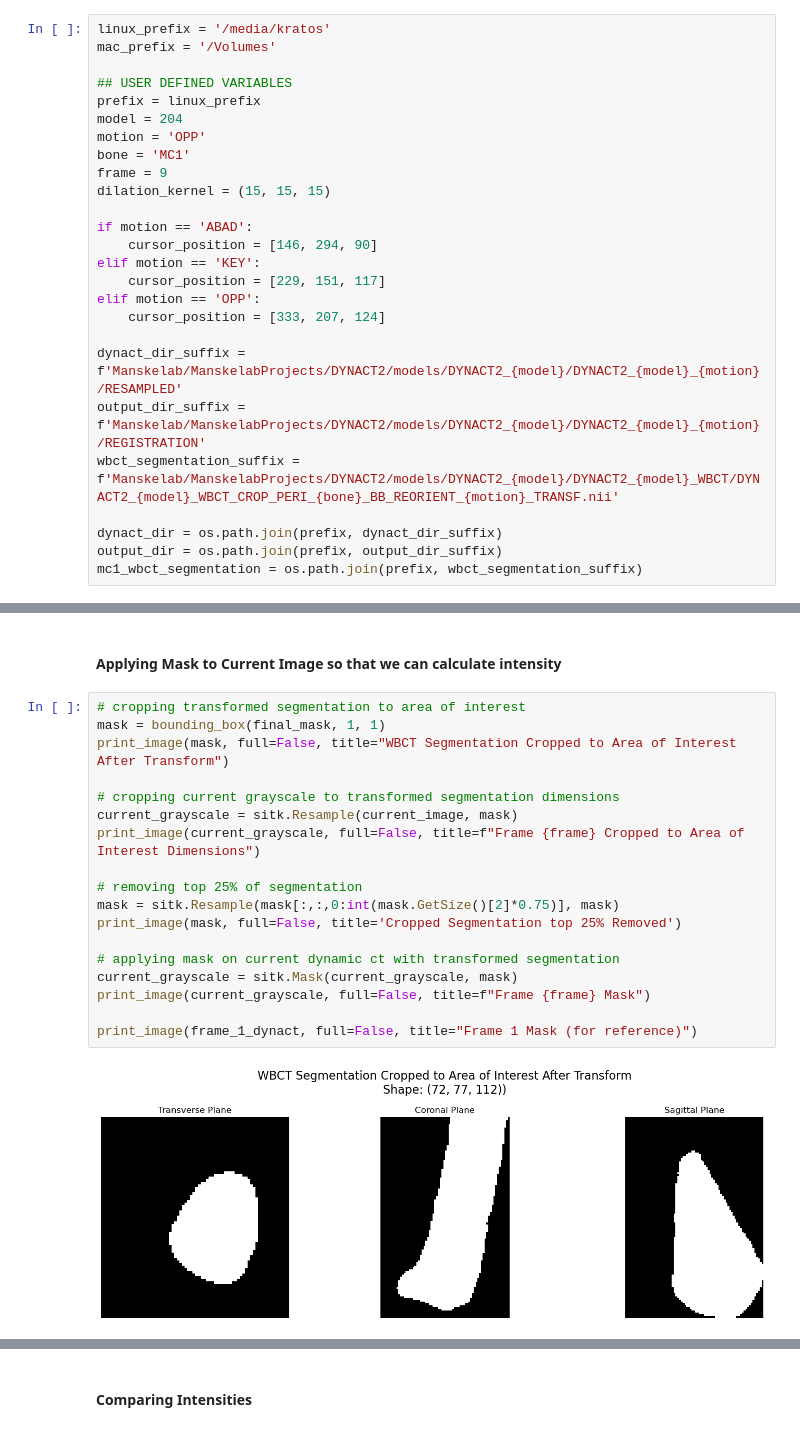
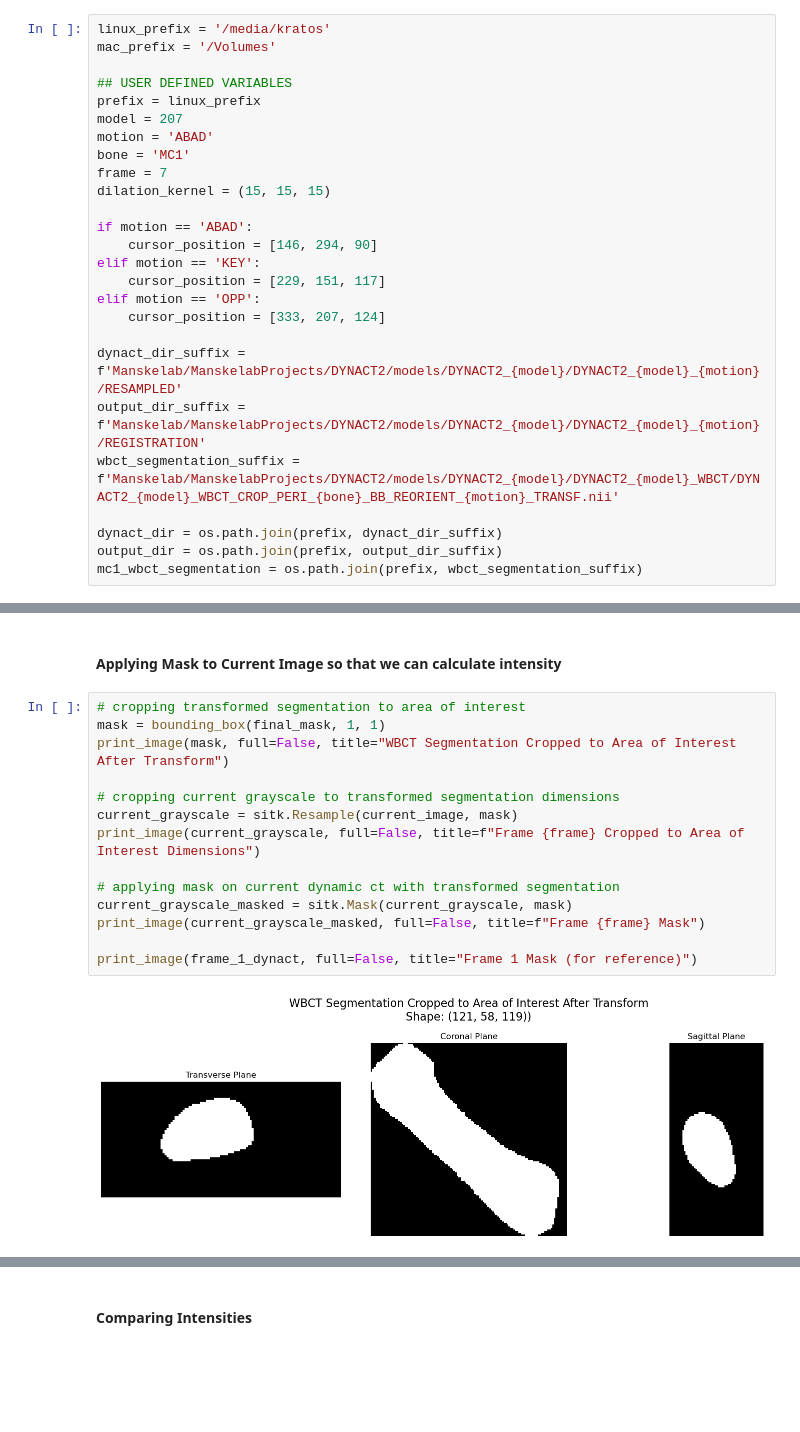
Before and after one commit to ManskeLab/DYNACT2, a Jupyter notebook: dynact2/registration_process_no_second_mask.ipynb, the cells around one changed output, grey strips where cells are left out. Drawn from its saved outputs; the diff is of its cells as text; blank space fills up the shorter version.

```diff
--- a/dynact2/registration_process_no_second_mask.ipynb
+++ b/dynact2/registration_process_no_second_mask.ipynb
@@ -12,10 +13,10 @@ mac_prefix = '/Volumes'
 
 ## USER DEFINED VARIABLES
 prefix = linux_prefix
-model = 204
-motion = 'OPP'
+model = 207
+motion = 'ABAD'
 bone = 'MC1'
-frame = 9
+frame = 7
 dilation_kernel = (15, 15, 15)
 
 if motion == 'ABAD':
@@ -327,20 +322,16 @@ print_image(final_mask, title='Final Mask Smoothed')
 # %%
 # cropping transformed segmentation to area of interest
 mask = bounding_box(final_mask, 1, 1)
 print_image(mask, full=False, title="WBCT Segmentation Cropped to Area of Interest After Transform")
 
 # cropping current grayscale to transformed segmentation dimensions
 current_grayscale = sitk.Resample(current_image, mask)
 print_image(current_grayscale, full=False, title=f"Frame {frame} Cropped to Area of Interest Dimensions")
 
-# removing top 25% of segmentation
-mask = sitk.Resample(mask[:,:,0:int(mask.GetSize()[2]*0.75)], mask)
-print_image(mask, full=False, title='Cropped Segmentation top 25% Removed')
-
 # applying mask on current dynamic ct with transformed segmentation
-current_grayscale = sitk.Mask(current_grayscale, mask)
-print_image(current_grayscale, full=False, title=f"Frame {frame} Mask")
+current_grayscale_masked = sitk.Mask(current_grayscale, mask)
+print_image(current_grayscale_masked, full=False, title=f"Frame {frame} Mask")
 
 print_image(frame_1_dynact, full=False, title="Frame 1 Mask (for reference)")
 # %% [output]
-[figure, old version]
+[figure, new version]
```
Also changed, not shown: parts of 23 cells of this notebook.
